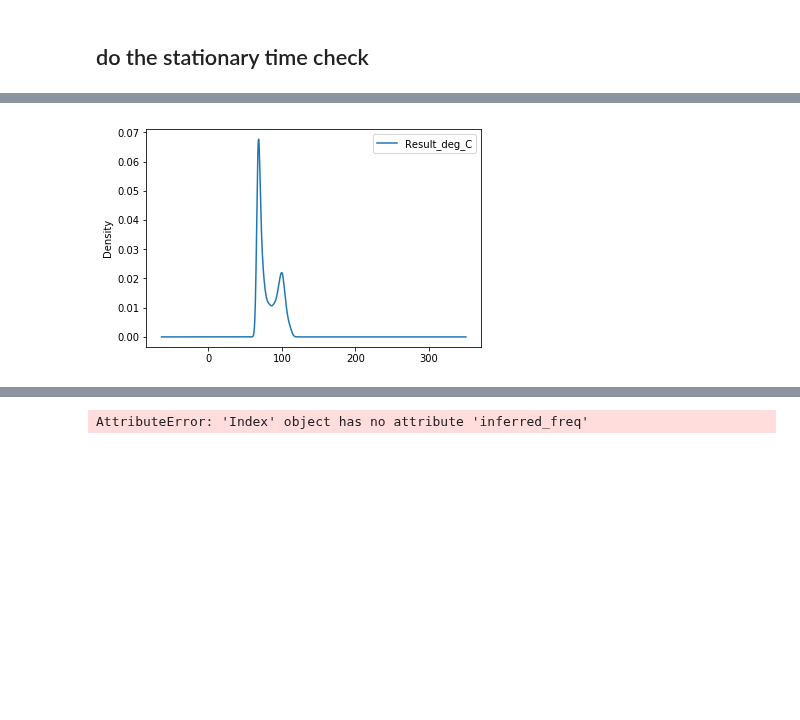
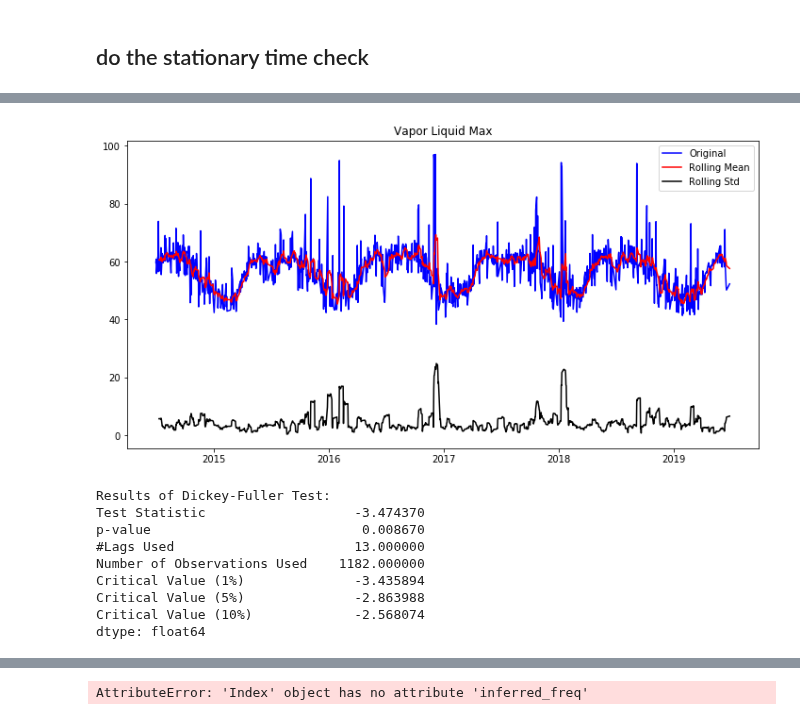
Before and after one commit to mishaberrien/tenessee-fuel-quality-analysis, a Jupyter notebook: notebooks/03_analysis/07302019-kph-time-analysis.ipynb, the cells around one changed output, grey strips where cells are left out. Saved outputs shown, nothing was run; the diff lists cells and outputs as text; code cells hidden in the pictures; blank space fills up the shorter version.

```diff
--- a/notebooks/03_analysis/07302019-kph-time-analysis.ipynb
+++ b/notebooks/03_analysis/07302019-kph-time-analysis.ipynb
@@ -130,6 +131,7 @@ Distillation_50.head(20)
 | 2015-09-17 | 108.5 |
 # %%
 Vapor_Liquid.sort_index( axis = 1, inplace=True)
+Vapor_Liquid = Vapor_Liquid[(Vapor_Liquid < 150) & (Vapor_Liquid > 30)]
 Vapor_Liquid.head()
 # %% [output]
 |  | Result_deg_C |
@@ -231,5 +232,14 @@ dtype: float64
-# %%
-ax = Distillation_50.plot.kde()
-plt.show()
-# %% [output]
-[figure, removed]
+# %%
+stationarity_check(Vapor_Liquid.groupby('DateSampled').max(), 'Vapor Liquid Max')
+# More max failures in 2019 than in previous years
+# %% [output]
+[figure, added]
+Results of Dickey-Fuller Test:
+Test Statistic                   -3.474370
+p-value                           0.008670
+#Lags Used                       13.000000
+Number of Observations Used    1182.000000
+Critical Value (1%)              -3.435894
+Critical Value (5%)              -2.863988
+Critical Value (10%)             -2.568074
+dtype: float64
```
Also changed, not shown: parts of 12 cells of this notebook, 9 other files.
